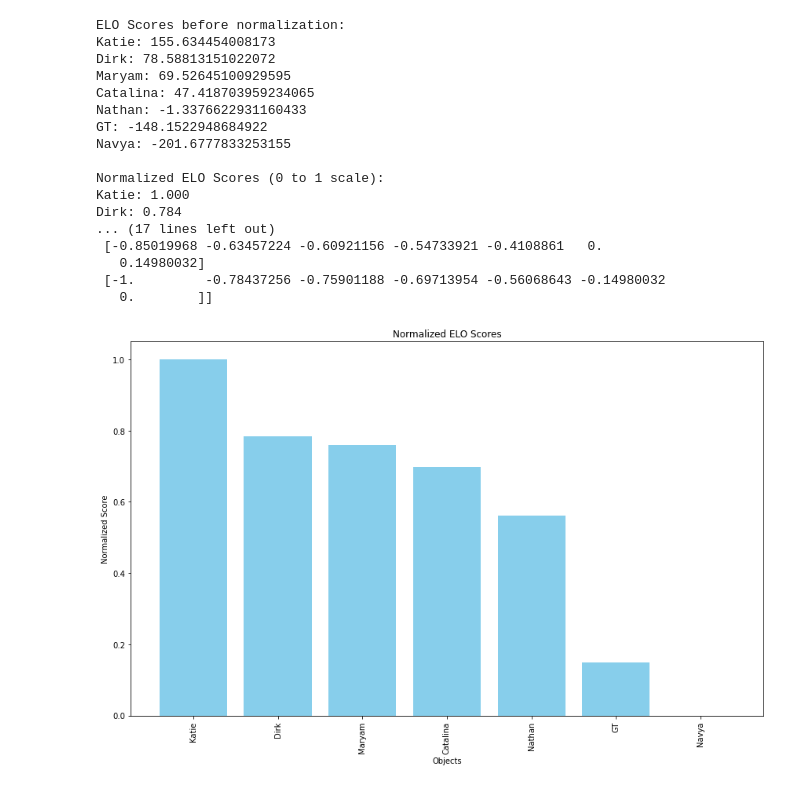
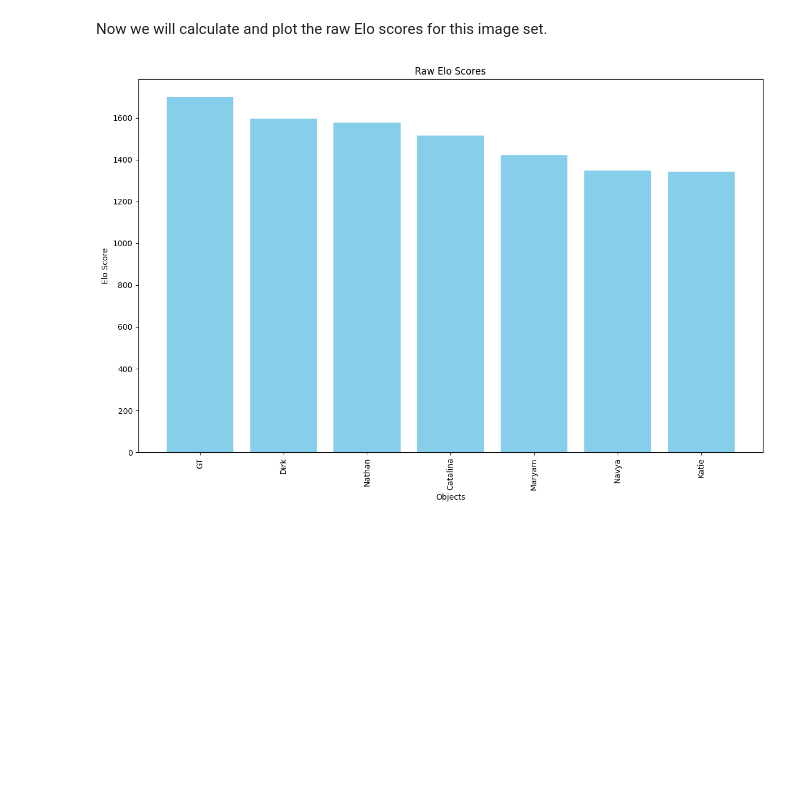
Before and after one commit to andrewhart05/SEE-Which-is-Better, a Jupyter notebook: Analysis.ipynb, the cells around one changed output. Saved outputs shown, nothing was run; the diff lists cells and outputs as text; code cells hidden in the pictures; blank space fills up the shorter version.

```diff
--- a/Analysis.ipynb
+++ b/Analysis.ipynb
@@ -56,65 +19,0 @@ FileNotFoundError: [Errno 2] No such file or directory: 'Results/Dirk_Waterbottl
-# %%
-# Print the ELO scores
-print("ELO Scores before normalization:")
-for obj, rating in sorted_ratings:
-    print(f"{obj}: {rating}")
-
-# Normalize the scores
-ratings_only = [rating for _, rating in sorted_ratings]
-min_rating = min(ratings_only)
-max_rating = max(ratings_only)
-normalized_scores = [(obj, (rating - min_rating) / (max_rating - min_rating)) for obj, rating in sorted_ratings]
-
-# Print the normalized scores
-print("\nNormalized ELO Scores (0 to 1 scale):")
-for obj, normalized_score in normalized_scores:
-    print(f"{obj}: {normalized_score:.3f}")
-
-# Assuming normalized_scores is a list of tuples (object, normalized_score)
-normalized_scores_dict = dict(normalized_scores)
-
-# Create a list of objects to maintain order}
-objects_list = [obj for obj, _ in normalized_scores]
-
-# Initialize an empty matrix
-n = len(normalized_scores)
-distance_matrix = np.zeros((n, n))
-
-# Populate the distance matrix
-for i in range(n):
-    for j in range(n):
-        distance_matrix[i, j] = normalized_scores_dict[objects_list[i]] - normalized_scores_dict[objects_list[j]]
-
-# Display the distance matrix
-print("\nDistance Matrix:")
-print(distance_matrix)
-
-# Plotting the normalized ELO scores
-plt.figure(figsize=(12, 8))
-objects, normalized_ratings = zip(*normalized_scores)  # Unpack the objects and their normalized scores
-plt.bar(objects, normalized_ratings, color='skyblue')
-plt.xticks(rotation=90)
-plt.title("Normalized ELO Scores")
-plt.ylabel("Normalized Score")
-plt.xlabel("Objects")
-plt.tight_layout()  # Adjust layout to make room for the rotated x-axis labels
-plt.show()
-# %% [output]
-ELO Scores before normalization:
-Katie: 155.634454008173
-Dirk: 78.58813151022072
-Maryam: 69.52645100929595
-Catalina: 47.418703959234065
-Nathan: -1.3376622931160433
-GT: -148.1522948684922
-Navya: -201.6777833253155
-
-Normalized ELO Scores (0 to 1 scale):
-Katie: 1.000
-Dirk: 0.784
-... (17 lines left out)
- [-0.85019968 -0.63457224 -0.60921156 -0.54733921 -0.4108861   0.
-   0.14980032]
- [-1.         -0.78437256 -0.75901188 -0.69713954 -0.56068643 -0.14980032
-   0.        ]]
-[figure, removed]
@@ -127,0 +20,10 @@ distance_df.to_csv(csv_file_path)
+# %% [markdown]
+Now we will calculate and plot the raw Elo scores for this image set.
+# %%
+K = 32
+initial_ratings = EA.process_files(files, K)
+sorted_ratings = sorted(initial_ratings.items(), key=lambda x: x[1], reverse=True)
+objects, ratings = zip(*sorted_ratings)  # Unpack the objects and their ratings
+EA.plot_ratings(objects, ratings, "Raw Elo Scores", "Objects", "Elo Score")
+# %% [output]
+[figure, added]
```
Also changed, not shown: parts of 12 cells of this notebook.
